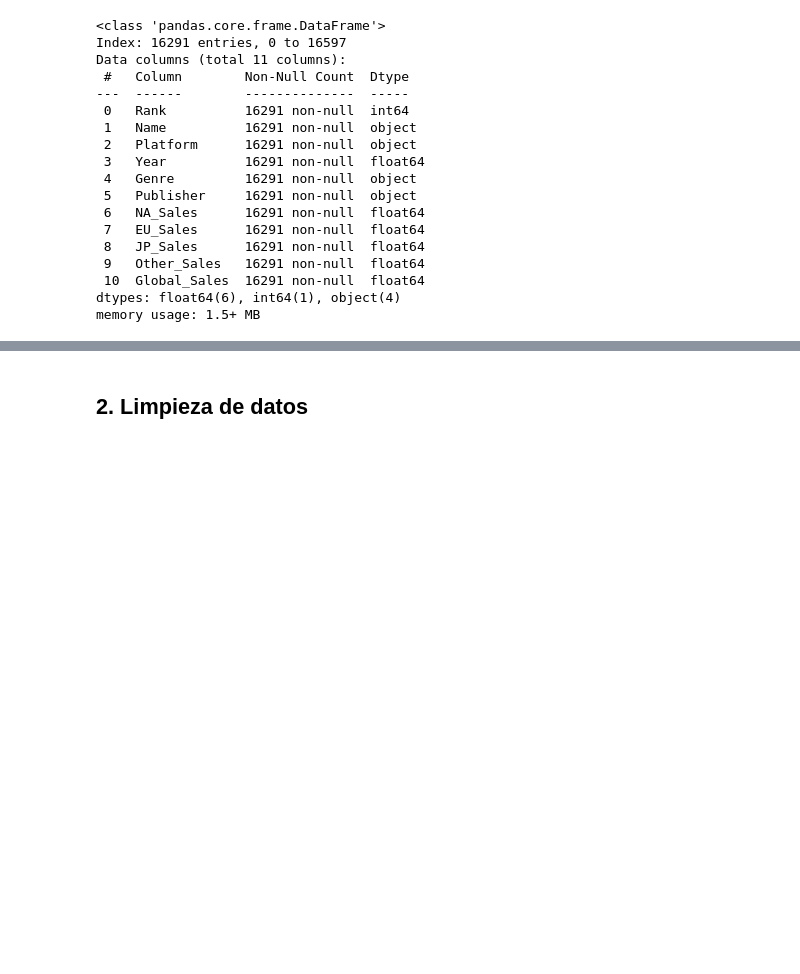
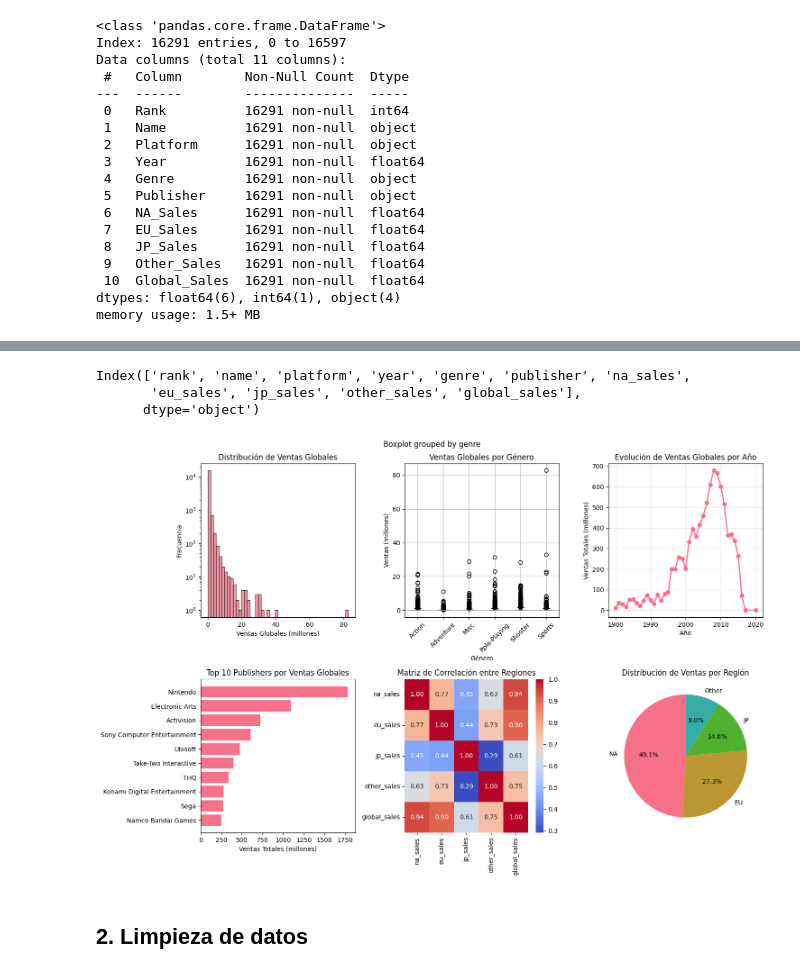
Before and after one commit to hdflorez/Entrega_3, a Jupyter notebook: VideoGameSales.ipynb, the cells around one changed output, grey strips where cells are left out. Cells and saved outputs as stored; diff of their text form; code cells hidden in the pictures; blank space fills up the shorter version.

```diff
--- a/VideoGameSales.ipynb
+++ b/VideoGameSales.ipynb
@@ -215,6 +215,69 @@ df.describe(include='all')
 | 50% | 8292.000000 | NaN | NaN | 2007.000000 | NaN | NaN | 0.080000 | 0.020000 | 0.000000 | 0.010000 | ... |
 | 75% | 12439.500000 | NaN | NaN | 2010.000000 | NaN | NaN | 0.240000 | 0.110000 | 0.040000 | 0.040000 | ... |
 | max | 16600.000000 | NaN | NaN | 2020.000000 | NaN | NaN | 41.490000 | 29.020000 | 10.220000 | 10.570000 | ... |
+# %%
+#Normalizar nombres de columnas
+df.columns = df.columns.str.lower().str.strip()
+
+df.columns
+# %% [output]
+Index(['rank', 'name', 'platform', 'year', 'genre', 'publisher', 'na_sales',
+       'eu_sales', 'jp_sales', 'other_sales', 'global_sales'],
+      dtype='object')
+# %%
+# @title
+# Configuración de visualización
+fig, axes = plt.subplots(2, 3, figsize=(15, 10))
+fig.suptitle('Análisis Exploratorio de Ventas de Videojuegos', fontsize=16)
+
+# 1. Distribución de ventas globales (histograma con log)
+axes[0, 0].hist(df['global_sales'], bins=50, edgecolor='black', alpha=0.7)
+axes[0, 0].set_xlabel('Ventas Globales (millones)')
+axes[0, 0].set_ylabel('Frecuencia')
+axes[0, 0].set_title('Distribución de Ventas Globales')
+axes[0, 0].set_yscale('log')
+
+# 2. Boxplot de ventas por género (top 6 géneros)
+top_genres = df['genre'].value_counts().head(6).index
+df_top_genres = df[df['genre'].isin(top_genres)]
+df_top_genres.boxplot(column='global_sales', by='genre', ax=axes[0, 1])
+axes[0, 1].set_title('Ventas Globales por Género')
+axes[0, 1].set_xlabel('Género')
+axes[0, 1].set_ylabel('Ventas (millones)')
+axes[0, 1].tick_params(axis='x', rotation=45)
+
+# 3. Evolución temporal de ventas
+ventas_por_año = df.groupby('year')['global_sales'].sum()
+axes[0, 2].plot(ventas_por_año.index, ventas_por_año.values, marker='o', linestyle='-', linewidth=2)
+axes[0, 2].set_xlabel('Año')
+axes[0, 2].set_ylabel('Ventas Totales (millones)')
+axes[0, 2].set_title('Evolución de Ventas Globales por Año')
+axes[0, 2].grid(True, alpha=0.3)
+
+# 4. Top 10 publishers por ventas
+top_publishers = df.groupby('publisher')['global_sales'].sum().sort_values(ascending=False).head(10)
+axes[1, 0].barh(range(len(top_publishers)), top_publishers.values)
+axes[1, 0].set_yticks(range(len(top_publishers)))
+axes[1, 0].set_yticklabels(top_publishers.index)
+axes[1, 0].set_xlabel('Ventas Totales (millones)')
+axes[1, 0].set_title('Top 10 Publishers por Ventas Globales')
+axes[1, 0].invert_yaxis()
+
+# 5. Matriz de correlación (solo métricas)
+corr_matrix = df[['na_sales', 'eu_sales', 'jp_sales', 'other_sales', 'global_sales']].corr()
+sns.heatmap(corr_matrix, annot=True, fmt='.2f', cmap='coolwarm', ax=axes[1, 1])
+axes[1, 1].set_title('Matriz de Correlación entre Regiones')
+
+# 6. Participación regional
+regions = ['na_sales', 'eu_sales', 'jp_sales', 'other_sales']
+region_totals = [df[reg].sum() for reg in regions]
+axes[1, 2].pie(region_totals, labels=['NA', 'EU', 'JP', 'Other'], autopct='%1.1f%%', startangle=90)
+axes[1, 2].set_title('Distribución de Ventas por Región')
+
+plt.tight_layout()
+plt.show()
+# %% [output]
+[figure, added]
 # %% [markdown]
 ## **2. Limpieza de datos**
 # %%
```
Also changed, not shown: parts of 15 cells of this notebook.
